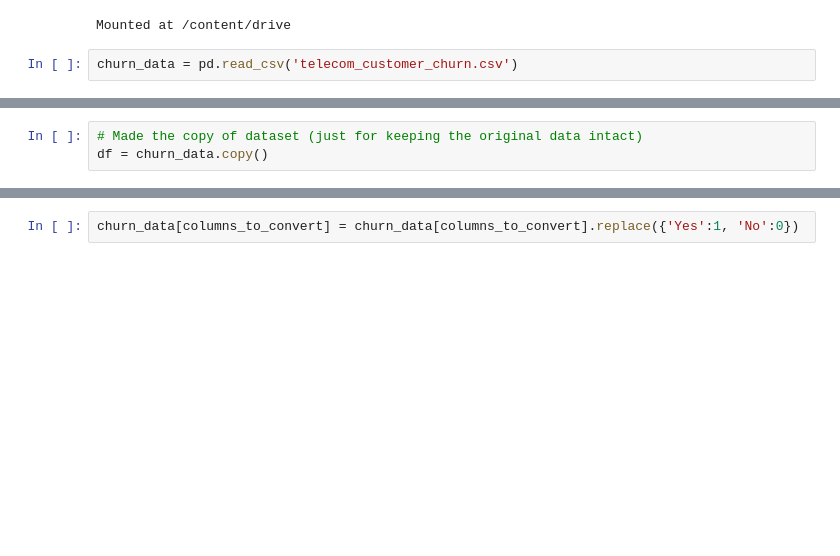
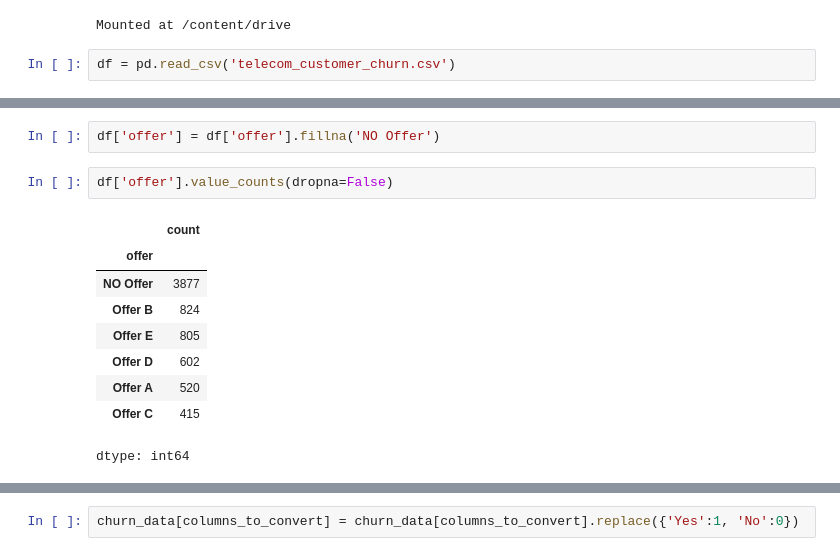
Before and after one commit to Meemansha-spec/EDA-with-Pandas, a Jupyter notebook: Churn_data_cleaning.ipynb, the cells around one changed output, grey strips where cells are left out. Cells and saved outputs as stored; diff of their text form; blank space fills up the shorter version.

```diff
--- a/Churn_data_cleaning.ipynb
+++ b/Churn_data_cleaning.ipynb
@@ -10,5 +10,5 @@ drive.mount('/content/drive')
 # %% [output]
 Mounted at /content/drive
 # %%
-churn_data = pd.read_csv('telecom_customer_churn.csv')
+df = pd.read_csv('telecom_customer_churn.csv')
 # %%
@@ -21,6 +21,3 @@ churn_data.head()
 | 3 | 0011-IGKFF | Male | 78 | Yes | 0 | Martinez | 94553 | 38.014457 | -122.115432 | ... |
 | 4 | 0013-EXCHZ | Female | 75 | Yes | 0 | Camarillo | 93010 | 34.227846 | -119.079903 | ... |
 5 rows × 38 columns
-# %%
-# Made the copy of dataset (just for keeping the original data intact)
-df = churn_data.copy()
@@ -112,0 +63,14 @@ columns_to_convert = ['phone_service',
+# %%
+df['offer'] = df['offer'].fillna('NO Offer')
+# %%
+df['offer'].value_counts(dropna=False)
+# %% [output]
+|  | count |
+| offer |  |
+| NO Offer | 3877 |
+| Offer B | 824 |
+| Offer E | 805 |
+| Offer D | 602 |
+| Offer A | 520 |
+| Offer C | 415 |
+dtype: int64
```
Also changed, not shown: parts of 30 cells of this notebook.
